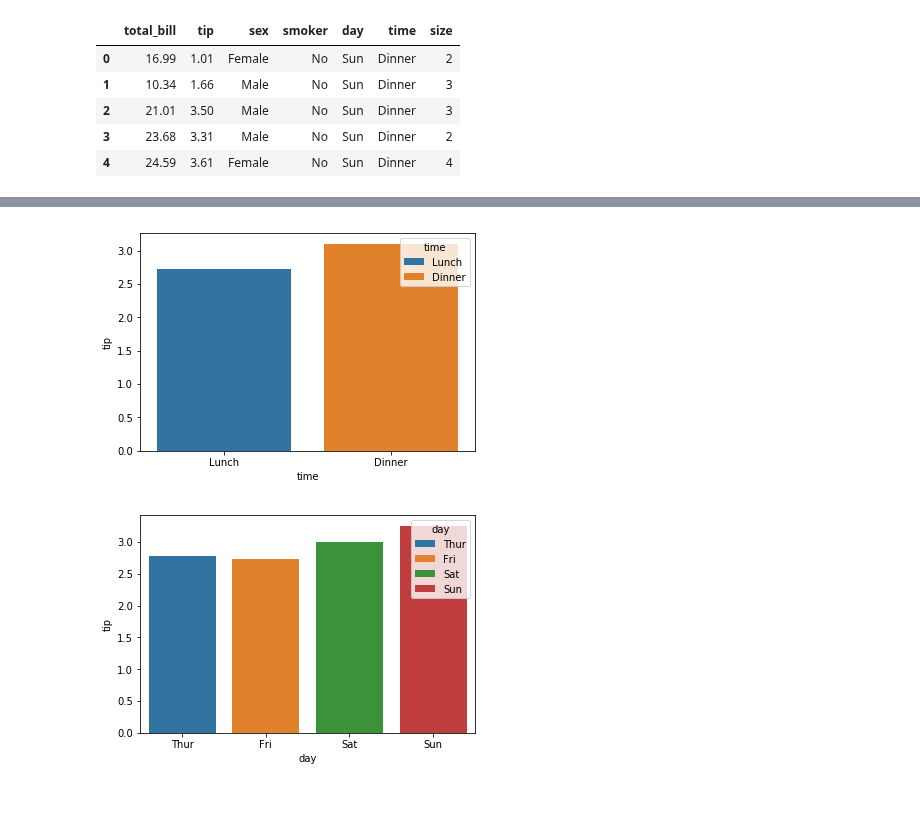
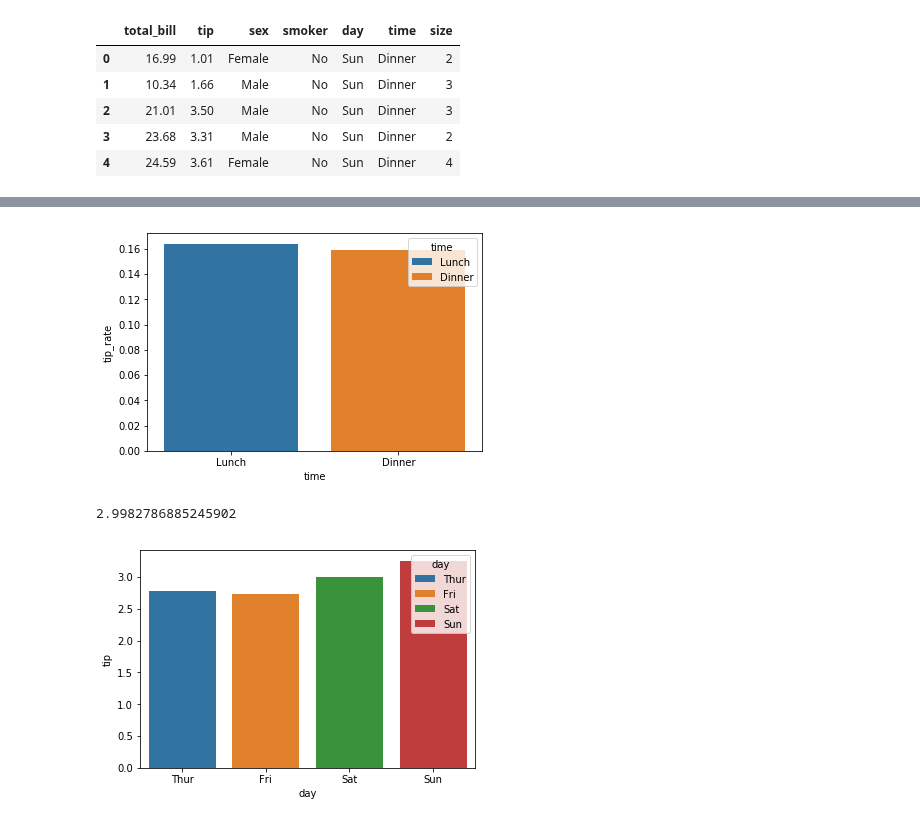
Before and after one commit to CodeupClassroom/bayes-methodologies-exercises, a Jupyter notebook: clustering/clustering-day2.ipynb, the cells around one changed output, grey strips where cells are left out. Drawn from its saved outputs; the diff is of its cells as text; code cells hidden in the pictures.

```diff
--- a/clustering/clustering-day2.ipynb
+++ b/clustering/clustering-day2.ipynb
@@ -111,0 +111,3 @@ plt.show()
+# %%
+df_tip['tip_rate']=df_tip.tip/df_tip.total_bill
+df_tip.head()
@@ -112,9 +121,13 @@ plt.show()
 # %%
-good_tips=df_tip[['tip','time']].groupby('time').mean().reset_index()
-sns.barplot(x='time',y='tip',data=test,hue='time',dodge=False)
+good_tips=df_tip[['tip_rate','time']].groupby('time').mean().reset_index()
+sns.barplot(x='time',y='tip_rate',data=good_tips,hue='time',dodge=False)
 plt.show()
 # %% [output]
-[figure, old version]
+[figure, new version]
+# %%
+df_tip.tip.mean()
+# %% [output]
+2.9982786885245902
 # %%
 days=df_tip[['tip','day']].groupby('day').mean().reset_index()
 sns.barplot(x='day',y='tip',data=days,hue='day',dodge=False)
```
Also changed, not shown: parts of 6 cells of this notebook, 2 other files.
